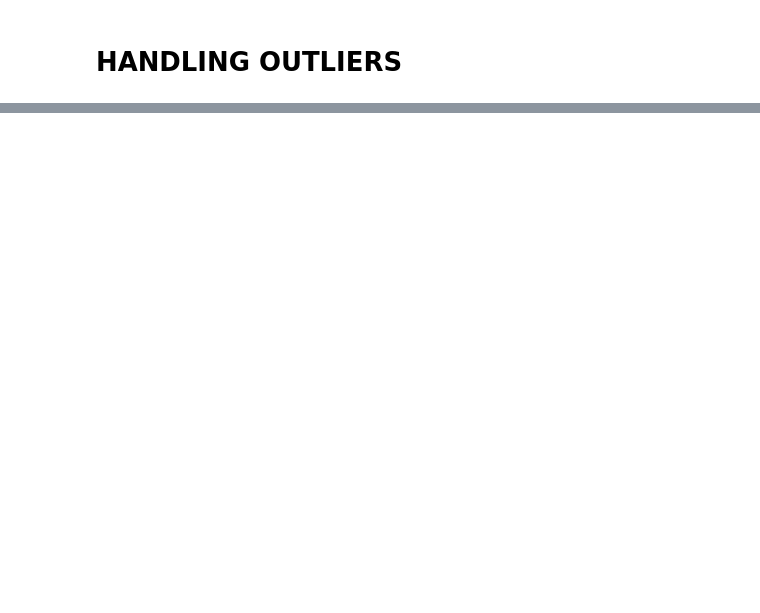
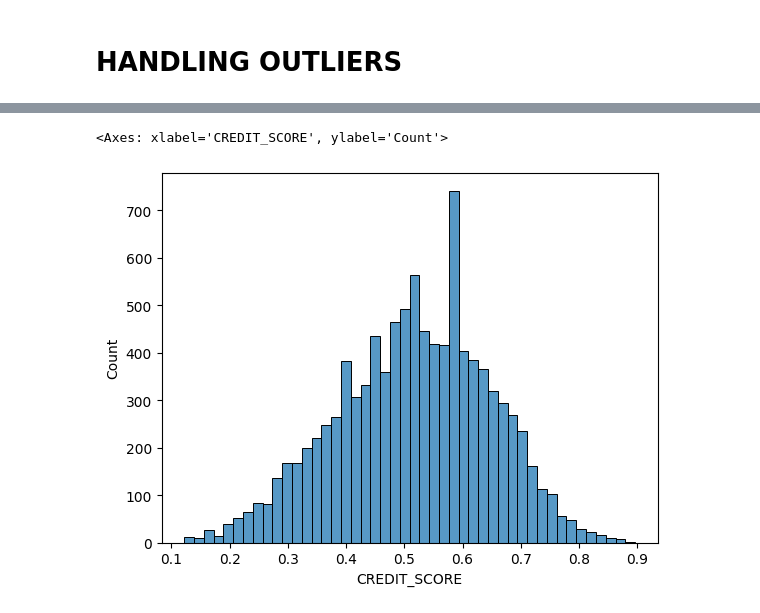
Before and after one commit to snimale/ML-Learning, a Jupyter notebook: ClassificationDataPreprocessing.ipynb, the cells around one changed output, grey strips where cells are left out. Cells and saved outputs as stored; diff of their text form; code cells hidden in the pictures; blank space fills up the shorter version.

```diff
--- a/ClassificationDataPreprocessing.ipynb
+++ b/ClassificationDataPreprocessing.ipynb
@@ -576,0 +566,5 @@ df['ANNUAL_MILEAGE']=df['ANNUAL_MILEAGE'].astype('int64')
+# %%
+df.loc[df['POSTAL_CODE']==10238, 'POSTAL_CODE']=0
+df.loc[df['POSTAL_CODE']==21217, 'POSTAL_CODE']=1
+df.loc[df['POSTAL_CODE']==32765, 'POSTAL_CODE']=2
+df.loc[df['POSTAL_CODE']==92101, 'POSTAL_CODE']=3
@@ -590,0 +623,7 @@ df.head(6)
+# %%
+df.drop(df.loc[(abs((df['CREDIT_SCORE']-df['CREDIT_SCORE'].mean())/df['CREDIT_SCORE'].std()))>3].index, inplace=True)
+# %%
+sns.histplot(df['CREDIT_SCORE'])
+# %% [output]
+<Axes: xlabel='CREDIT_SCORE', ylabel='Count'>
+[figure, added]
```
Also changed, not shown: parts of 40 cells of this notebook.
